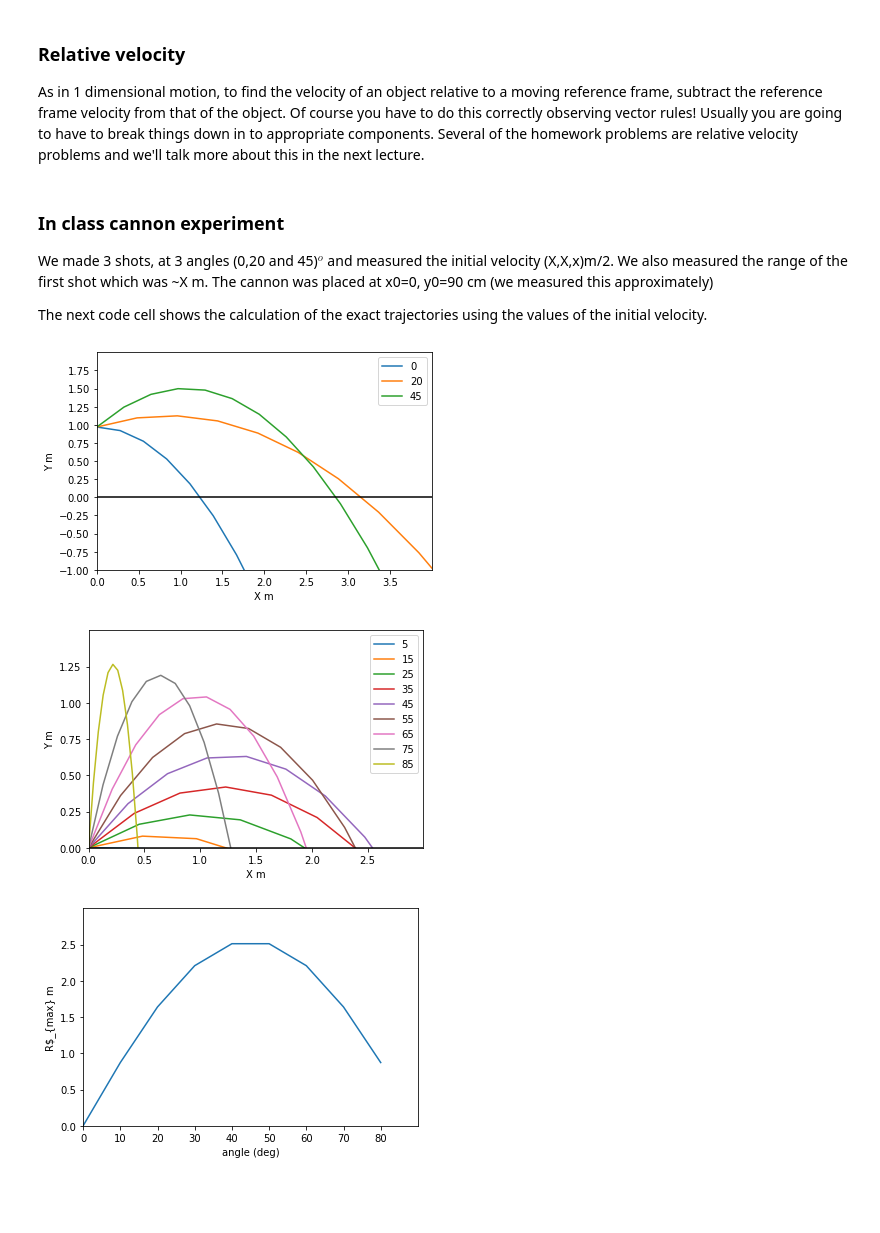
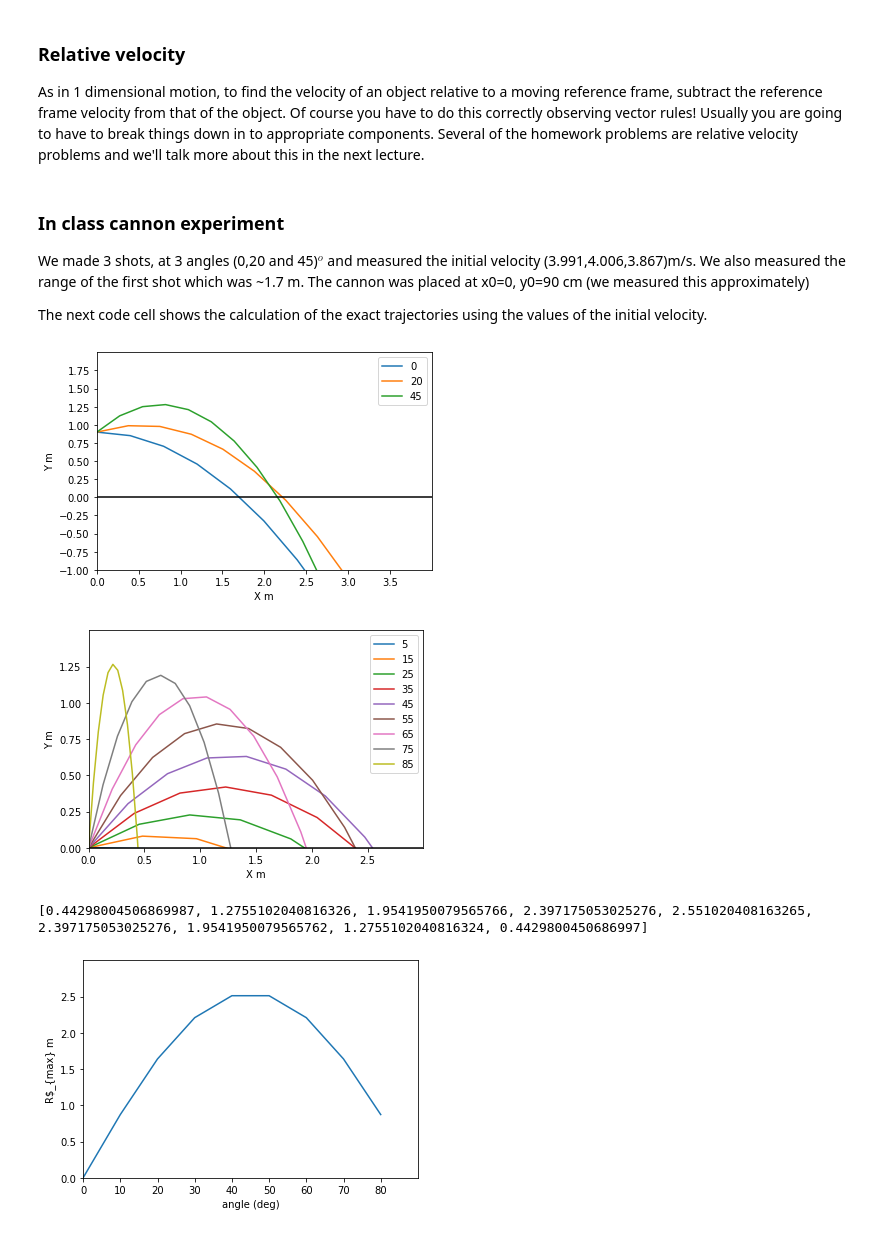
Before and after one commit to marivifs-teaching/PHY141-2023, a Jupyter notebook: Lectures/Lec3.ipynb, the cells around one changed output. Cells and saved outputs as stored; diff of their text form; code cells hidden in the pictures; blank space fills up the shorter version.

```diff
--- a/Lectures/Lec3.ipynb
+++ b/Lectures/Lec3.ipynb
@@ -139,8 +139,8 @@ Need to have an initial height (in the example below 1.2 m).
 $\Large y=\frac{\sin\theta}{\cos\theta}x-\frac{g}{(2v_{0}^{2}\cos^2\theta)} x^{2}$
 # %%
 # straight shot angle is zero
-y = 0.97 #m
-v0 = 5 #m/s
+y = 0.90 #m
+v0 = 3.991 #m/s
 g =9.8 #m/s2
 x = np.sqrt(y*(2*v0**2)/g)
 print(x)
@@ -153,43 +153,43 @@ As in 1 dimensional motion, to find the velocity of an object relative to a movi
 # %% [markdown]
 ### In class cannon experiment
 
-We made 3 shots, at 3 angles (0,20 and 45)$^o$ and measured the initial velocity (X,X,x)m/2. We also measured the range of the first shot which was ~X m. The cannon was placed at x0=0, y0=90 cm (we measured this approximately)
+We made 3 shots, at 3 angles (0,20 and 45)$^o$ and measured the initial velocity (3.991,4.006,3.867)m/s. We also measured the range of the first shot which was ~1.7 m. The cannon was placed at x0=0, y0=90 cm (we measured this approximately)
 
 The next code cell shows the calculation of the exact trajectories using the values of the initial velocity.
 # %%
 
 # Experiment done in class: 3 shots
 # Distances measured: theta=0, 1.2m; theta20, 2.08m; theta45, 2.69
 # Define variables
-v0 = [2.782,5.119,4.573] # array with 3 velocities
+v0 = [3.991,4.006,3.867] # array with 3 velocities
 angles = [0,20,45] # array with three shot angles
 t = np.arange(0,1.5,0.1) # time discretization, 0-1.5 s in 0.1 s steps
 x0 = 0 #m
-y0 = 0.97 #m # needs error estimation
+y0 = 0.90 #m # needs error estimation
 deg2rad = np.pi/180# convert to radians
 for i in range(3):
    theta = angles[i]
    name = str(theta) # label for the plots
    theta = theta * deg2rad
    g = 9.8 #m/s2
    x = x0 + v0[i]*np.cos(theta)*t
    y = y0 + v0[i]*np.sin(theta)*t - 0.5*g*t**2
    plt.plot(x,y, label=name)
    plt.legend()
    print
 
 # Plot a horizonal line at zero
 plt.axhline(y=0, color='k', linestyle='-')
 # Set Labels, ranges and Ticks
 plt.xlabel("X m")
 plt.ylabel("Y m")
 plt.xlim([0, 4])
 plt.ylim([-1, 2])
 plt.xticks(np.arange(0, 4, 0.5))
 plt.yticks(np.arange(-1, 2, 0.25))
 plt.show()
 # %% [output]
-[figure, old version]
+[figure, new version]
 # %%
 # Same code, now of a larger range of angles
 # We also plot the maximum range as a function of the angle
@@ -225,8 +225,10 @@ plt.ylim([0, 1.5])
 plt.xticks(np.arange(0, 3, 0.5))
 plt.yticks(np.arange(0, 1.5, 0.25))
 plt.show()
+print(Rmax)
 # %% [output]
 [figure]
+[0.44298004506869987, 1.2755102040816326, 1.9541950079565766, 2.397175053025276, 2.551020408163265, 2.397175053025276, 1.9541950079565762, 1.2755102040816324, 0.4429800450686997]
 # %%
 # Plot R max versus angle
 plt.plot(angles, Rmax)
```
Also changed, not shown: parts of 2 cells of this notebook.
